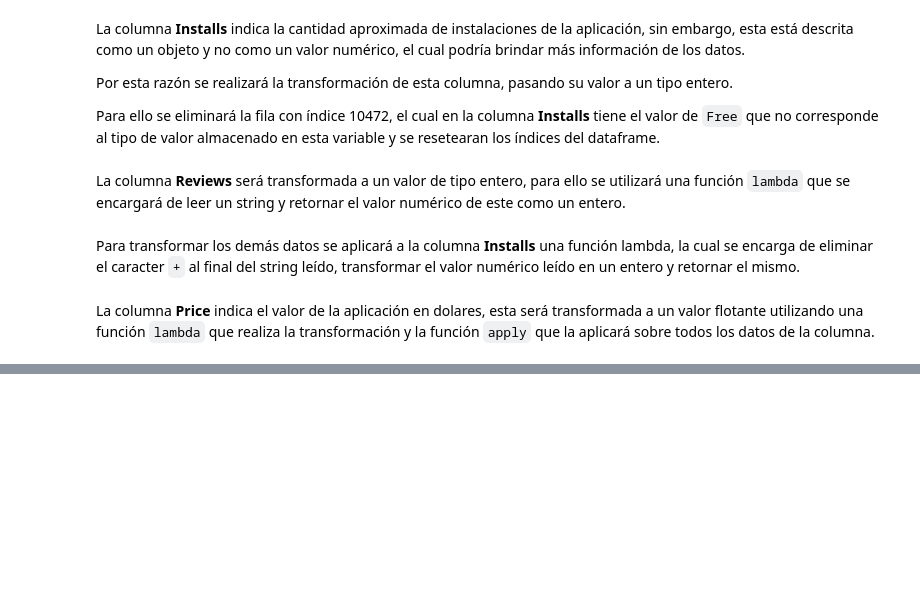
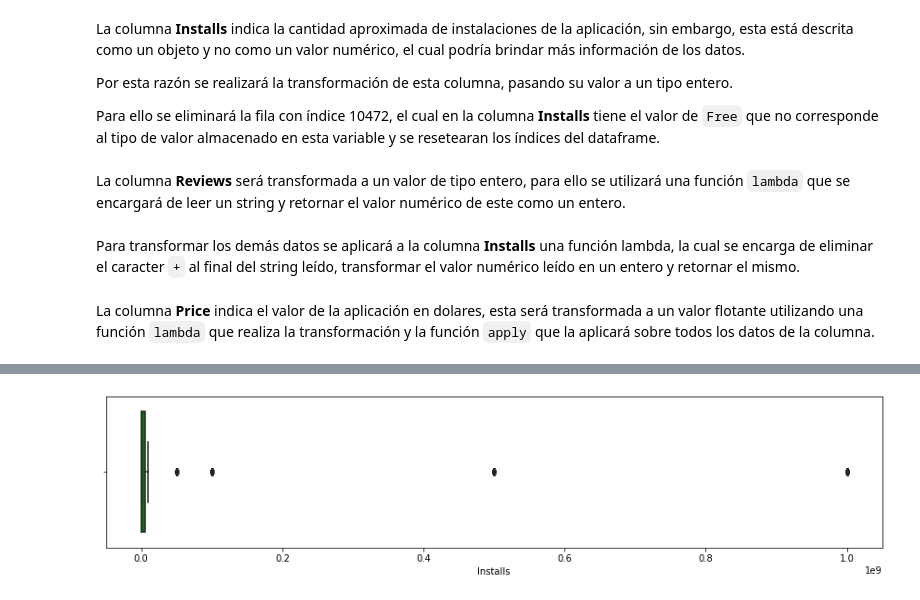
Before and after one commit to UN-things/IS-project, a Jupyter notebook: code.ipynb, the cells around one changed output, grey strips where cells are left out. Drawn from its saved outputs; the diff is of its cells as text; code cells hidden in the pictures; blank space fills up the shorter version.

```diff
--- a/code.ipynb
+++ b/code.ipynb
@@ -135,0 +279,5 @@ df.head()
+# %%
+plt.subplots(figsize=(15,3))
+sns.boxplot(df['Installs'], color='green');
+# %% [output]
+[figure, added]
```
Also changed, not shown: parts of 33 cells of this notebook.
